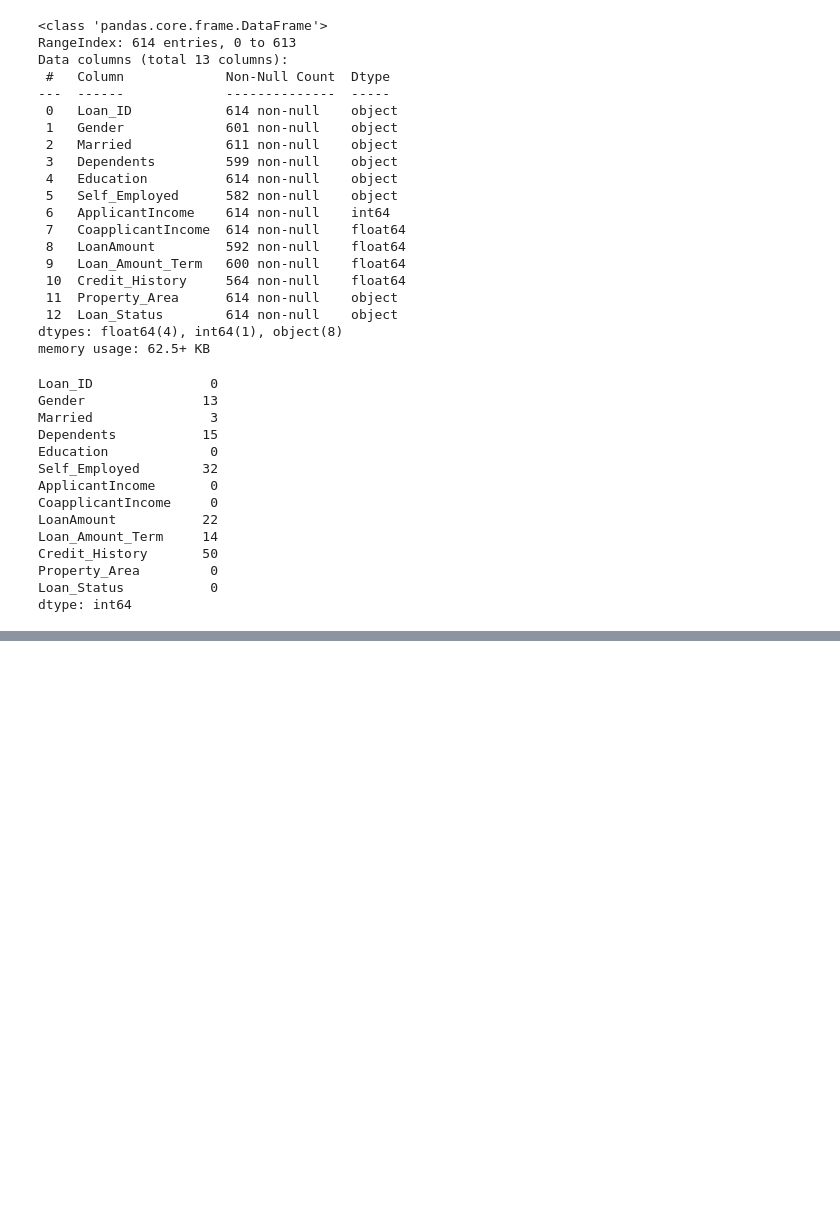
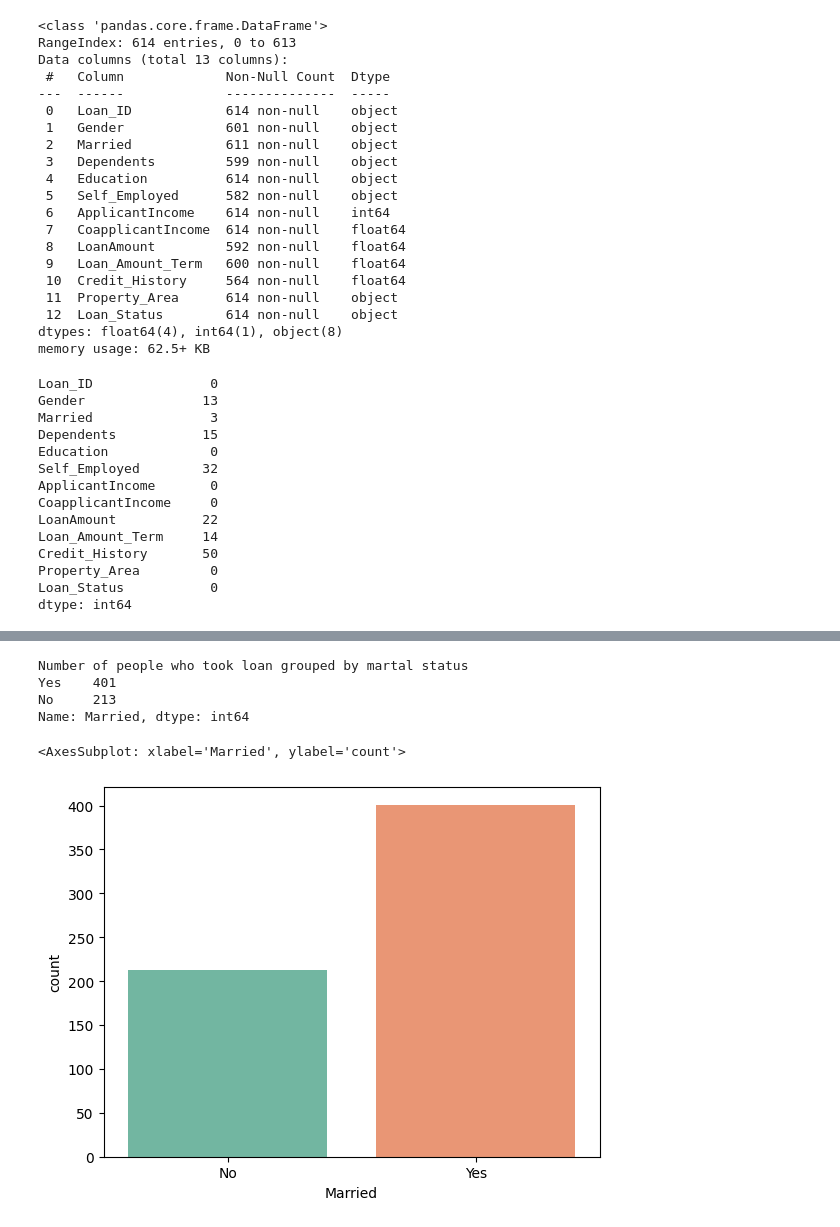
Before and after one commit to ericmaniraguha/Data-Science-and-ML-22, a Jupyter notebook: loan_approval_dataset.ipynb, the cells around one changed output, grey strips where cells are left out. Cells and saved outputs as stored; diff of their text form; code cells hidden in the pictures; blank space fills up the shorter version.

```diff
--- a/loan_approval_dataset.ipynb
+++ b/loan_approval_dataset.ipynb
@@ -72,0 +184,11 @@ loan_dataset_loaded['LoanAmount'].hist(bins = 20)
+# %%
+print('Number of people who took loan grouped by martal status')
+print (loan_dataset_loaded['Married'].value_counts())
+sns.countplot(x = 'Married', data = loan_dataset_loaded, palette='Set2')
+# %% [output]
+Number of people who took loan grouped by martal status
+Yes    401
+No     213
+Name: Married, dtype: int64
+<AxesSubplot: xlabel='Married', ylabel='count'>
+[figure, added]
```
Also changed, not shown: parts of 16 cells of this notebook.
